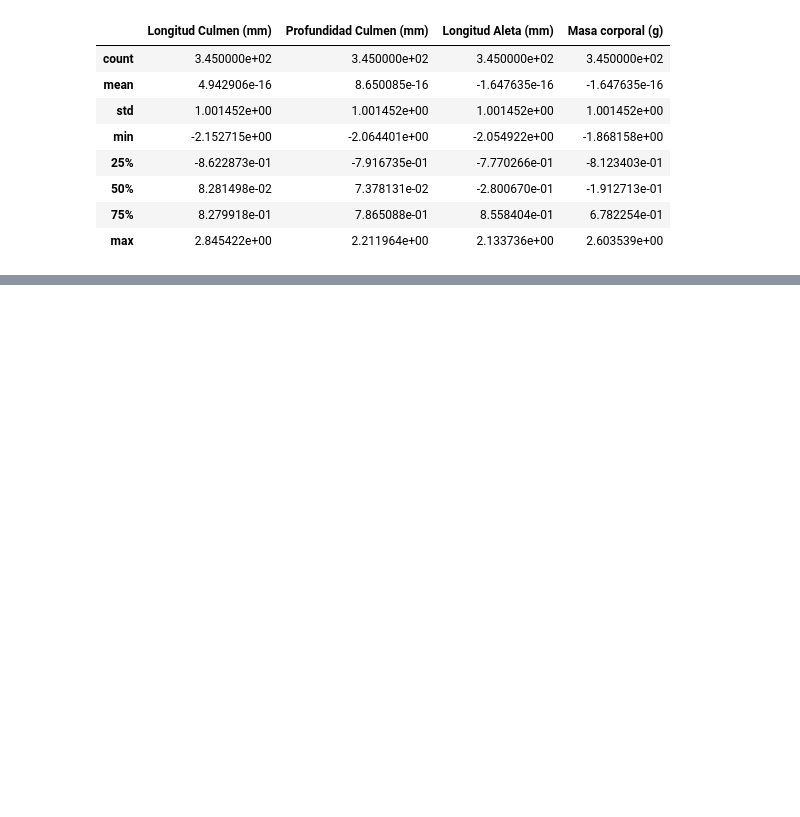
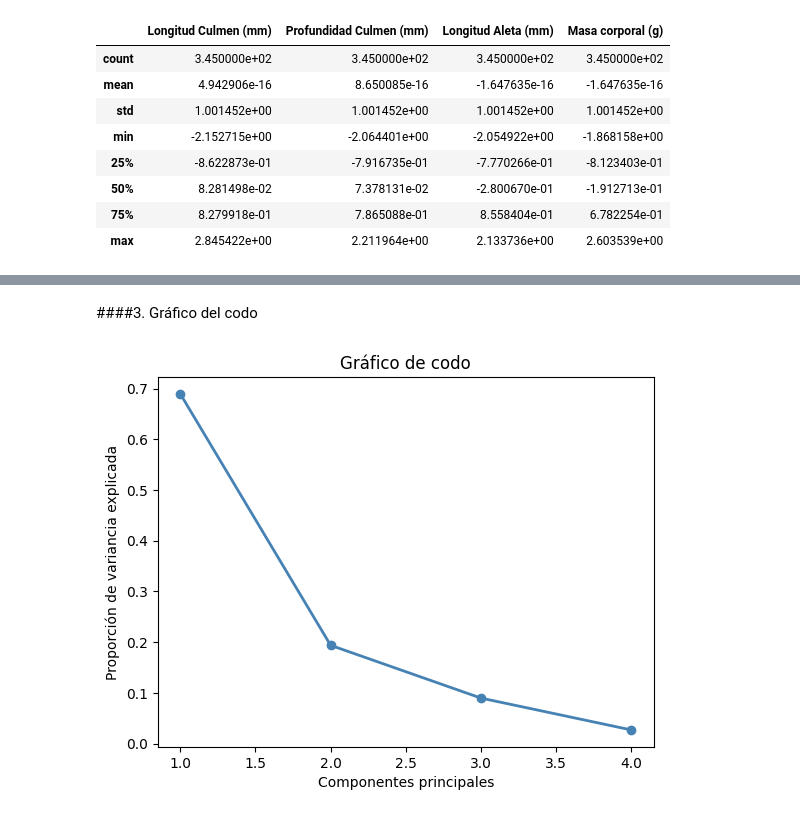
Before and after one commit to manuellazarte/TP-Mineria-Datos-Pinguinos, a Jupyter notebook: TP1_Lazarte_Larrubia.ipynb, the cells around one changed output, grey strips where cells are left out. Saved outputs shown, nothing was run; the diff lists cells and outputs as text; code cells hidden in the pictures; blank space fills up the shorter version.

```diff
--- a/TP1_Lazarte_Larrubia.ipynb
+++ b/TP1_Lazarte_Larrubia.ipynb
@@ -233,0 +264,11 @@ X_scaled.describe()
+# %% [markdown]
+####3. Gráfico del codo
+# %%
+PC_values = np.arange(pca_pipeline.named_steps['pca'].n_components_) + 1
+plt.plot(PC_values, pca_pipeline.named_steps['pca'].explained_variance_ratio_, 'o-', linewidth=2, color='steelblue')
+plt.title('Gráfico de codo')
+plt.xlabel('Componentes principales')
+plt.ylabel('Proporción de variancia explicada')
+plt.show()
+# %% [output]
+[figure, added]
```
Also changed, not shown: parts of 44 cells of this notebook.
